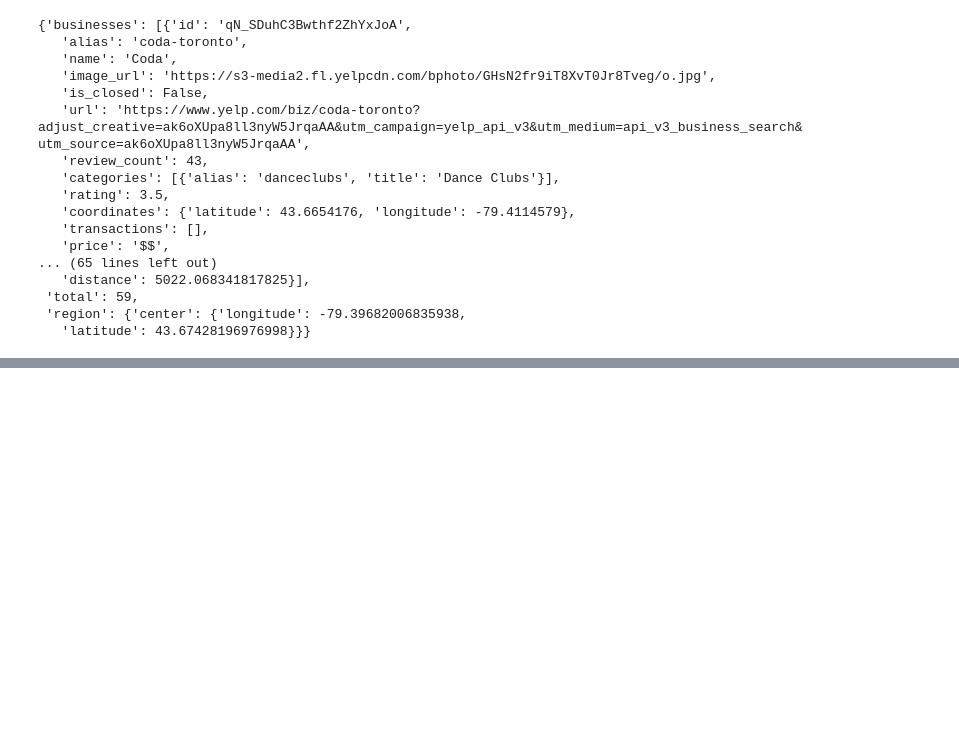
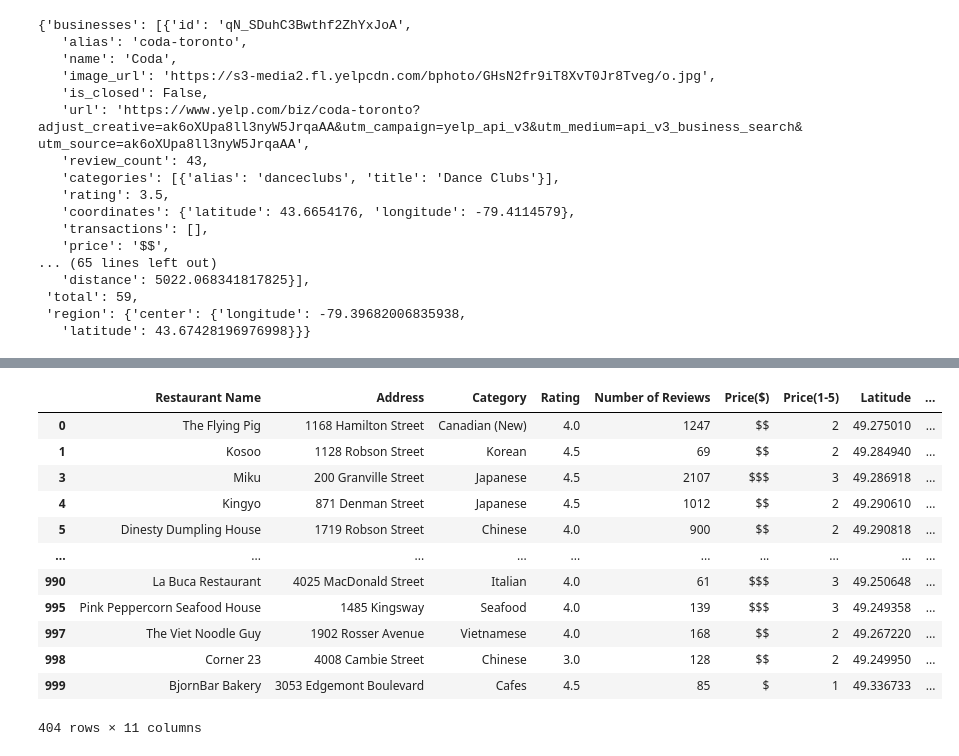
Before and after one commit to AlanDeng7/Module-7-Project1, a Jupyter notebook: Code_Sameer/Sameer.ipynb, the cells around one changed output, grey strips where cells are left out. Saved outputs shown, nothing was run; the diff lists cells and outputs as text; code cells hidden in the pictures; blank space fills up the shorter version.

```diff
--- a/Code_Sameer/Sameer.ipynb
+++ b/Code_Sameer/Sameer.ipynb
@@ -108,0 +239,24 @@ Querying https://api.yelp.com/v3/businesses/search ...
+# %%
+van_df_1 = vancouver_df.loc[(vancouver_df['Category'].isin(van_category_df_red)) & (vancouver_df['Number of Reviews'] > 10), :]
+
+dict = van_df_1.groupby('Category').sum()['Number of Reviews']
+
+van_df_1['Total Cat Ratings'] = van_df_1['Category'].map(dict)
+
+van_df_1['Weighted Rating'] = ''
+
+van_df_1
+# %% [output]
+|  | Restaurant Name | Address | Category | Rating | Number of Reviews | Price($) | Price(1-5) | Latitude | ... |
+| 0 | The Flying Pig | 1168 Hamilton Street | Canadian (New) | 4.0 | 1247 | $$ | 2 | 49.275010 | ... |
+| 1 | Kosoo | 1128 Robson Street | Korean | 4.5 | 69 | $$ | 2 | 49.284940 | ... |
+| 3 | Miku | 200 Granville Street | Japanese | 4.5 | 2107 | $$$ | 3 | 49.286918 | ... |
+| 4 | Kingyo | 871 Denman Street | Japanese | 4.5 | 1012 | $$ | 2 | 49.290610 | ... |
+| 5 | Dinesty Dumpling House | 1719 Robson Street | Chinese | 4.0 | 900 | $$ | 2 | 49.290818 | ... |
+| ... | ... | ... | ... | ... | ... | ... | ... | ... | ... |
+| 990 | La Buca Restaurant | 4025 MacDonald Street | Italian | 4.0 | 61 | $$$ | 3 | 49.250648 | ... |
+| 995 | Pink Peppercorn Seafood House | 1485 Kingsway | Seafood | 4.0 | 139 | $$$ | 3 | 49.249358 | ... |
+| 997 | The Viet Noodle Guy | 1902 Rosser Avenue | Vietnamese | 4.0 | 168 | $$ | 2 | 49.267220 | ... |
+| 998 | Corner 23 | 4008 Cambie Street | Chinese | 3.0 | 128 | $$ | 2 | 49.249950 | ... |
+| 999 | BjornBar Bakery | 3053 Edgemont Boulevard | Cafes | 4.5 | 85 | $ | 1 | 49.336733 | ... |
+404 rows × 11 columns
```
Also changed, not shown: parts of 14 cells of this notebook.
